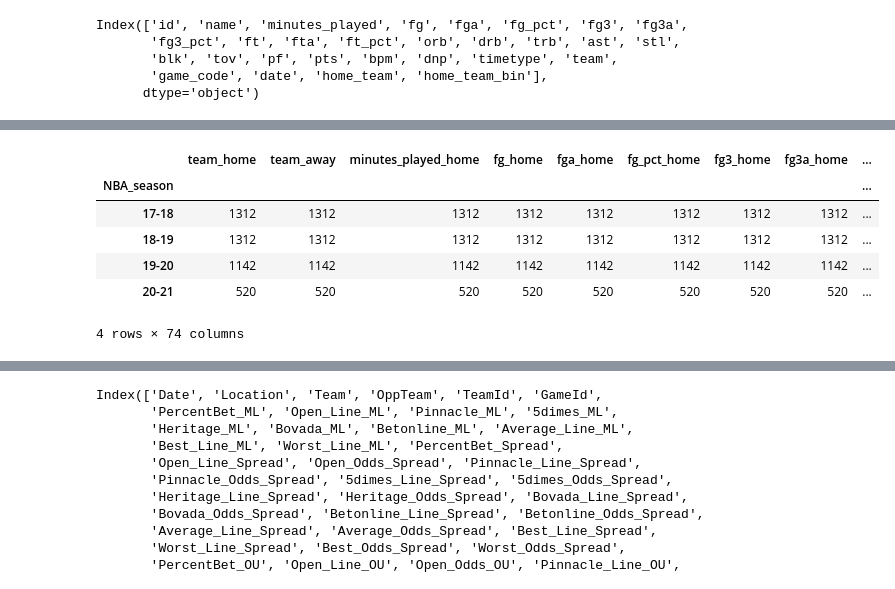
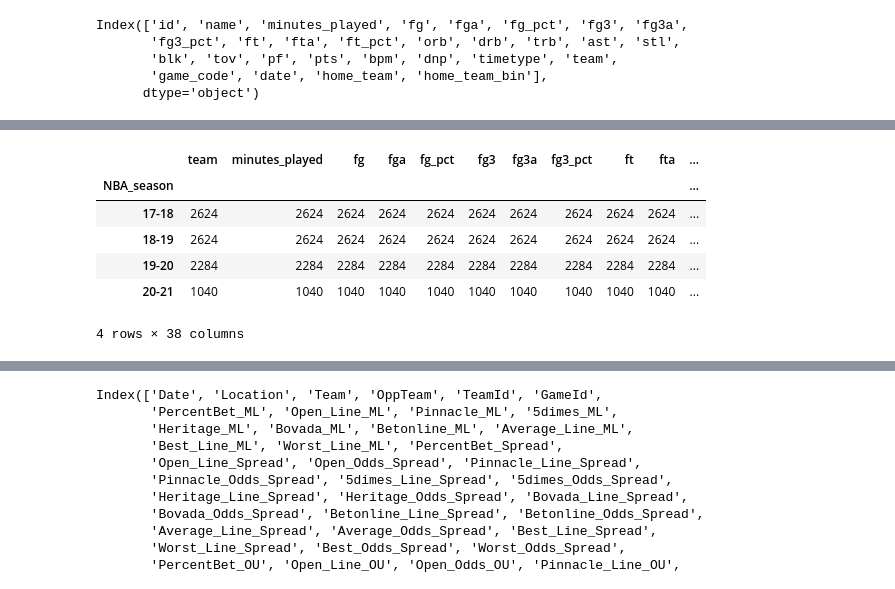
Before and after one commit to kyle-rgb/NBA_Sportsbook_Project, a Jupyter notebook: notebooks/Transforming_Stage.ipynb, the cells around one changed output, grey strips where cells are left out. Drawn from its saved outputs; the diff is of its cells as text; code cells hidden in the pictures.

```diff
--- a/notebooks/Transforming_Stage.ipynb
+++ b/notebooks/Transforming_Stage.ipynb
@@ -232,7 +330,7 @@ df_games = df_games.loc[:, ['team','minutes_played', 'fg', 'fga', 'fg_pct', 'fg3
 # %%
 df_adv = df_adv.loc[:, ['team', "game_code", 'ts_pct', 'efg_pct', 'fg3a_per_fga_pct',
        'fta_per_fga_pct', 'orb_pct', 'drb_pct', 'trb_pct', 'ast_pct',
-       'stl_pct', 'blk_pct', 'tov_pct', 'usg_pct', 'off_rtg', 'def_rtg']]
+       'stl_pct', 'blk_pct', 'tov_pct', 'usg_pct', 'off_rtg', 'def_rtg', 'bpm']]
 # %%
 df_games = df_games.reset_index(drop=True)
 df_adv = df_adv.reset_index(drop=True)
@@ -241,6 +350,7 @@ df_full_stats = pd.merge(df_games, df_adv, on=["game_code", "team"])
 # %%
+# Rearrange Columns
 df_full_stats = df_full_stats.loc[:, ['team', 'minutes_played', 'fg', 'fga', 'fg_pct', 'fg3', 'fg3a',
        'fg3_pct', 'ft', 'fta', 'ft_pct', 'orb', 'drb', 'trb', 'ast', 'stl',
        'blk', 'tov', 'ts_pct', 'efg_pct', 'fg3a_per_fga_pct', 'fta_per_fga_pct',
        'orb_pct', 'drb_pct', 'trb_pct', 'ast_pct', 'stl_pct', 'blk_pct',
-       'tov_pct', 'usg_pct', 'off_rtg', 'def_rtg', 'pf','pts', 'home_team', 'home_team_bin', 'date', 'game_code']]
+       'tov_pct', 'usg_pct', 'off_rtg', 'def_rtg', 'pf','pts', 'home_team', 'home_team_bin','game_code', 'date']]
@@ -316,13 +388,13 @@ def seasoner(date):
     else:
         return "20-21"
 # %%
-g_by_g_df.assign(NBA_season = lambda x: x.date.apply(seasoner)).groupby("NBA_season").count()
+df_full_stats.assign(NBA_season = lambda x: x.date.apply(seasoner)).groupby("NBA_season").count()
 # %% [output]
-|  | team_home | team_away | minutes_played_home | fg_home | fga_home | fg_pct_home | fg3_home | fg3a_home | ... |
-| NBA_season |  |  |  |  |  |  |  |  | ... |
-| 17-18 | 1312 | 1312 | 1312 | 1312 | 1312 | 1312 | 1312 | 1312 | ... |
-| 18-19 | 1312 | 1312 | 1312 | 1312 | 1312 | 1312 | 1312 | 1312 | ... |
-| 19-20 | 1142 | 1142 | 1142 | 1142 | 1142 | 1142 | 1142 | 1142 | ... |
-| 20-21 | 520 | 520 | 520 | 520 | 520 | 520 | 520 | 520 | ... |
+|  | team | minutes_played | fg | fga | fg_pct | fg3 | fg3a | fg3_pct | ft | fta | ... |
+| NBA_season |  |  |  |  |  |  |  |  |  |  | ... |
+| 17-18 | 2624 | 2624 | 2624 | 2624 | 2624 | 2624 | 2624 | 2624 | 2624 | 2624 | ... |
+| 18-19 | 2624 | 2624 | 2624 | 2624 | 2624 | 2624 | 2624 | 2624 | 2624 | 2624 | ... |
+| 19-20 | 2284 | 2284 | 2284 | 2284 | 2284 | 2284 | 2284 | 2284 | 2284 | 2284 | ... |
+| 20-21 | 1040 | 1040 | 1040 | 1040 | 1040 | 1040 | 1040 | 1040 | 1040 | 1040 | ... |
-4 rows × 74 columns
+4 rows × 38 columns
 # %%
```
Also changed, not shown: parts of 70 cells of this notebook.
